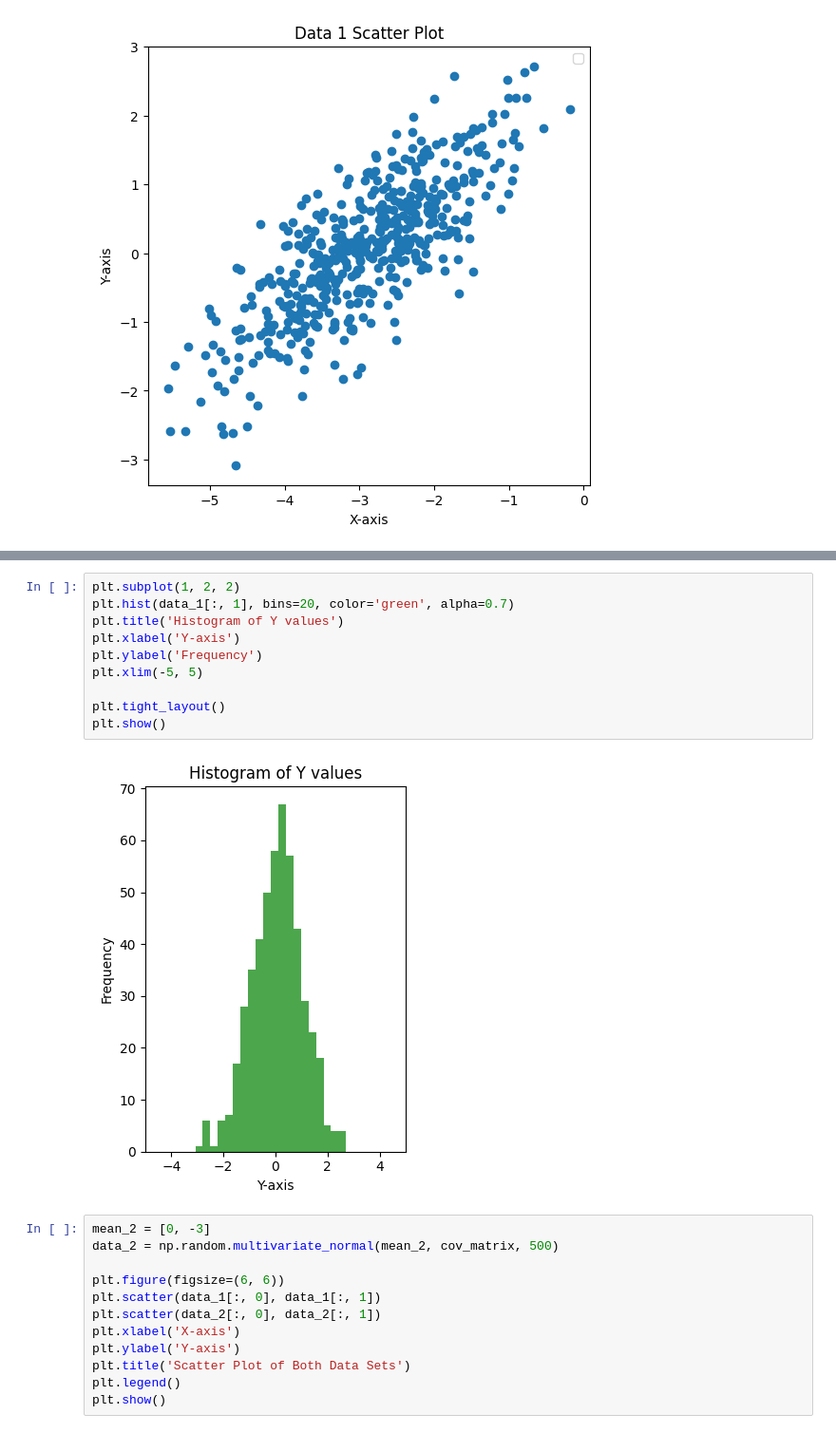
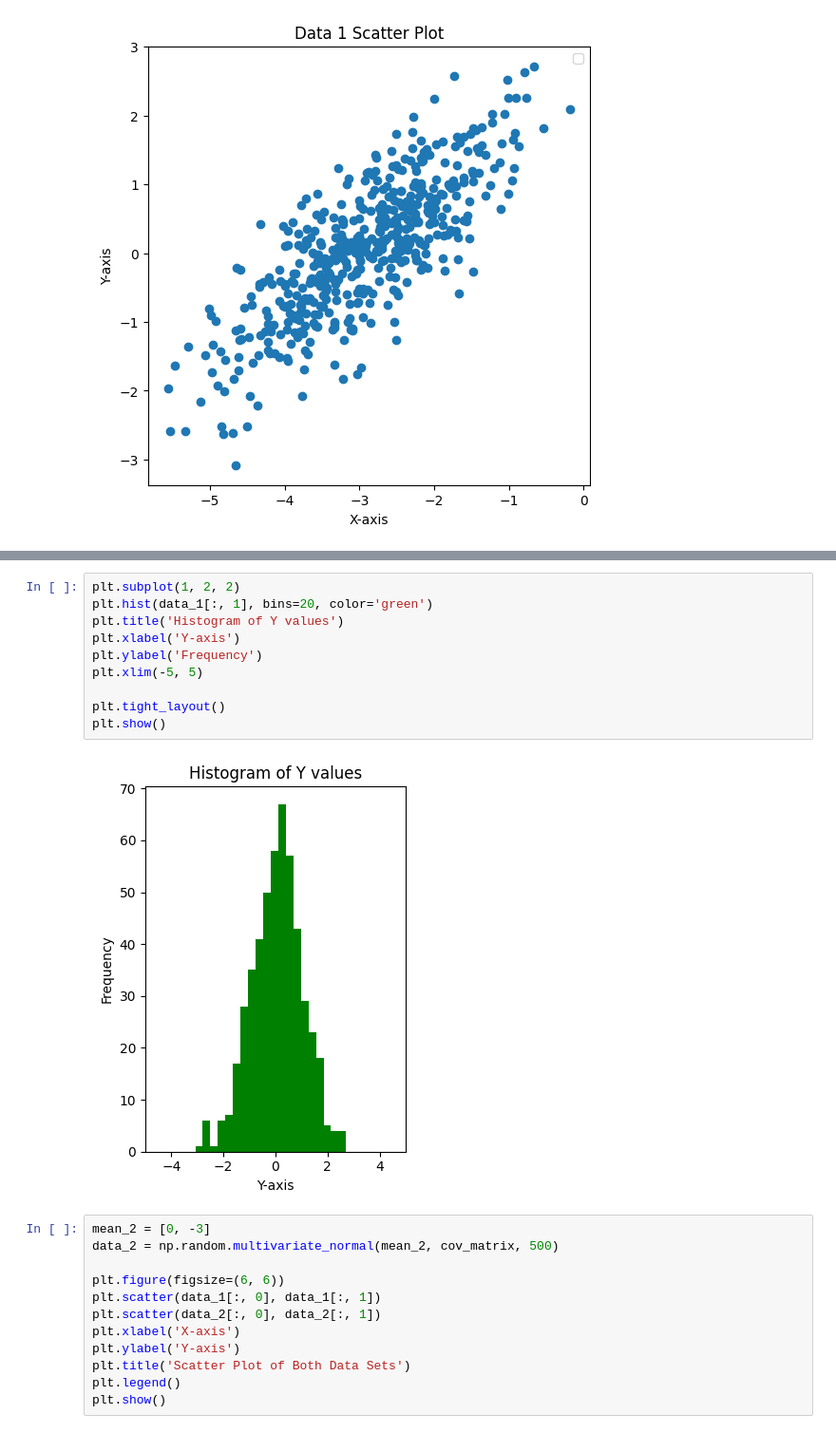
Before and after one commit to Remonah-3/Dummy_Data, a Jupyter notebook: Assignment_Dummy_Data.ipynb, the cells around one changed output, grey strips where cells are left out. Shown at 95% size. Saved outputs shown, nothing was run; the diff lists cells and outputs as text.

```diff
--- a/Assignment_Dummy_Data.ipynb
+++ b/Assignment_Dummy_Data.ipynb
@@ -38,15 +38,15 @@ Text(0, 0.5, 'Frequency')
 # %%
 plt.subplot(1, 2, 2)
-plt.hist(data_1[:, 1], bins=20, color='green', alpha=0.7)
+plt.hist(data_1[:, 1], bins=20, color='green')
 plt.title('Histogram of Y values')
 plt.xlabel('Y-axis')
 plt.ylabel('Frequency')
 plt.xlim(-5, 5)
 
 plt.tight_layout()
 plt.show()
 # %% [output]
-[figure, old version]
+[figure, new version]
 # %%
 mean_2 = [0, -3]
 data_2 = np.random.multivariate_normal(mean_2, cov_matrix, 500)
```
Also changed, not shown: parts of 2 cells of this notebook.
